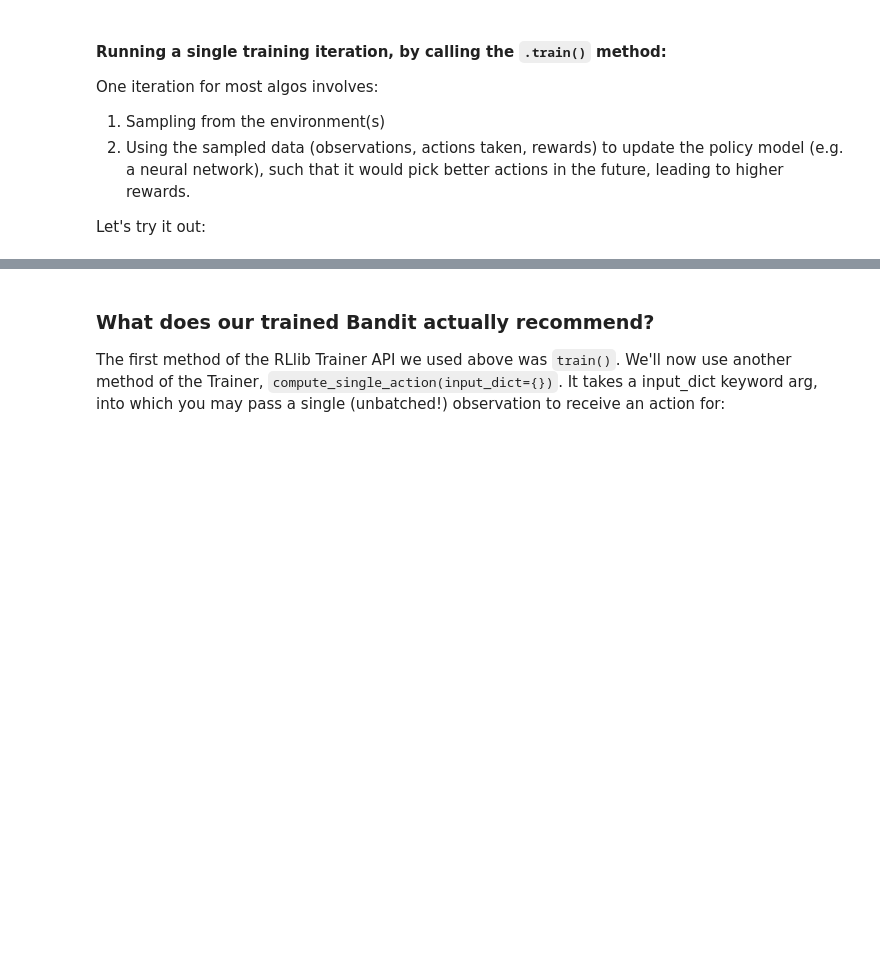
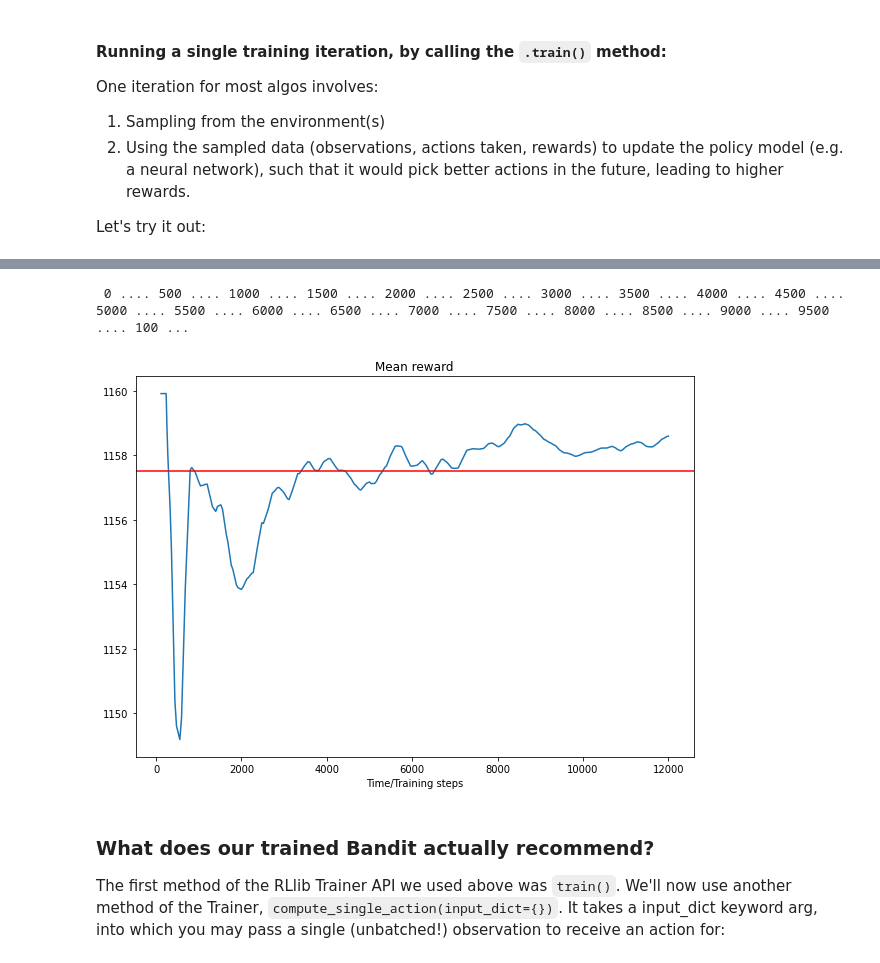
Before and after one commit to sven1977/rllib_tutorials, a Jupyter notebook: production_rl_2022/tutorial_notebook.ipynb, the cells around one changed output, grey strips where cells are left out. Cells and saved outputs as stored; diff of their text form; code cells hidden in the pictures; blank space fills up the shorter version.

```diff
--- a/production_rl_2022/tutorial_notebook.ipynb
+++ b/production_rl_2022/tutorial_notebook.ipynb
@@ -324,3 +294,34 @@ tune.register_env("modified_lts", lambda c: LTSWithStrongerDissatisfactionEffect
 print("ok")
 # %% [output]
 ok
+# %%
+# This cell should help you with your own analysis of the two above "suspicions":
+# Always chosing the highest/lowest-valued action will lead to a decrease/increase in rewards over the course of an episode.
+modified_lts_10_1_env = LTSWithStrongerDissatisfactionEffect(lts_10_1_env)
+
+# Capture slopes of all trendlines over all episodes.
+slopes = []
+# Run 1000 episodes.
+for _ in range(1000):
+    obs = modified_lts_10_1_env.reset()  # Reset environment to get initial observation:
+
+    # Compute actions that pick doc with highest/lowest feature value.
+    action_high = np.argmax([value for _, value in obs["doc"].items()])
+    action_low = np.argmin([value for _, value in obs["doc"].items()])
+
+    # Play one episode.
+    done = False
+    rewards = []
+    while not done:
+        #action = action_high
+        action = action_low
+        #action = np.random.choice([action_low, action_high])
+
+        obs, reward, done, _ = modified_lts_10_1_env.step(action)
+        rewards.append(reward)
+
+    # Create linear model of rewards over time.
+    reward_linreg = linregress(np.array((range(len(rewards)))), np.array(rewards))
+    slopes.append(reward_linreg.slope)
+
+print(np.mean(slopes))
@@ -377,7 +380,7 @@ def measure_random_performance_for_env(env, episodes=1000, verbose=False):
 # Let's create a somewhat tougher version of this with 20 candidates (instead of 10) ad a slate-size of 1.
 lts_20_2_env = LTSWithStrongerDissatisfactionEffect(LongTermSatisfactionRecSimEnv(config={
     "num_candidates": 20,
-    "slate_size": 1,  # MultiDiscrete([20]) -> Discrete(20)
+    "slate_size": 2,  # MultiDiscrete([20, 20]) -> Discrete(400)
     "resample_documents": True,
     # Convert to Discrete action space.
     "convert_to_discrete_action_space": True,
@@ -439,18 +464,18 @@ bandit_config = {
     "env": "modified_lts",
     "env_config": {
         "num_candidates": 20,  # 20x19 = ~400 unique slates (arms)
-        "slate_size": 1,
+        "slate_size": 2,
         "resample_documents": True,
 
         # Bandit-specific flags:
         "convert_to_discrete_action_space": True,
         # Convert "doc" key into "item" key.
         "wrap_for_bandits": True,
-        # Use same seed as for the random baseline.
-        "seed": 42,
+        # Use consistent seeds for the environment ...
+        "seed": 0,
     },
-    #
-    "seed": 42,
+    # ... and the Trainer itself.
+    "seed": 0,
 
     # The following settings are affecting the reporting only:
     # ---
@@ -482,32 +530,35 @@ pprint(result)
 # %%
 # Train for n more iterations (timesteps) and collect n-arm rewards.
 rewards = []
 for i in range(12000):
     # Run a single timestep in the environment and update
     # the model immediately on the received reward.
     result = bandit_trainer.train()
     # Extract reward from results.
     #rewards.extend(result["hist_stats"]["episode_reward"]
     rewards.append(result["episode_reward_mean"])
     if i % 500 == 0:
         print(f" {i} ", end="")
     elif i % 100 == 0:
         print(".", end="")
 
 # Plot per-timestep (episode) rewards.
 plt.figure(figsize=(10,7))
 start_at = 0
-smoothing_win = 50
+smoothing_win = 200
 x = list(range(start_at, len(rewards)))
 y = [np.nanmean(rewards[max(i - smoothing_win, 0):i + 1]) for i in range(start_at, len(rewards))]
 plt.plot(x, y)
 plt.title("Mean reward")
 plt.xlabel("Time/Training steps")
 
 # Add mean random baseline reward (red line).
 plt.axhline(y=lts_20_2_env_mean_random_reward, color="r", linestyle="-")
 
 plt.show()
+# %% [output]
+ 0 .... 500 .... 1000 .... 1500 .... 2000 .... 2500 .... 3000 .... 3500 .... 4000 .... 4500 .... 5000 .... 5500 .... 6000 .... 6500 .... 7000 .... 7500 .... 8000 .... 8500 .... 9000 .... 9500 .... 100 ...
+[figure, added]
 # %% [markdown]
 ### What does our trained Bandit actually recommend?
 
```
Also changed, not shown: parts of 26 cells of this notebook, 1 other file.
